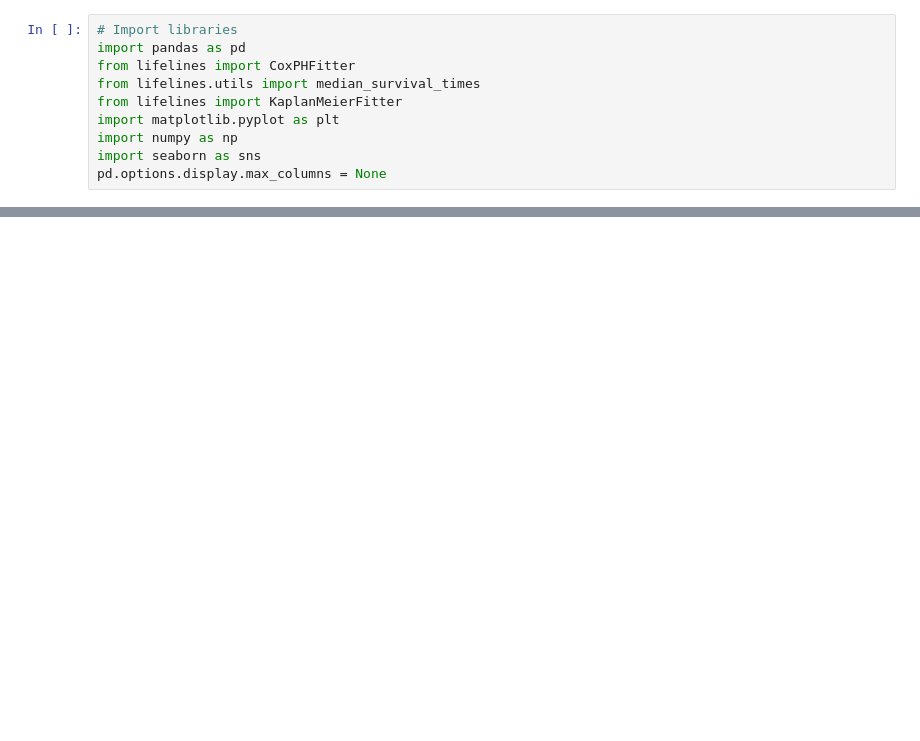
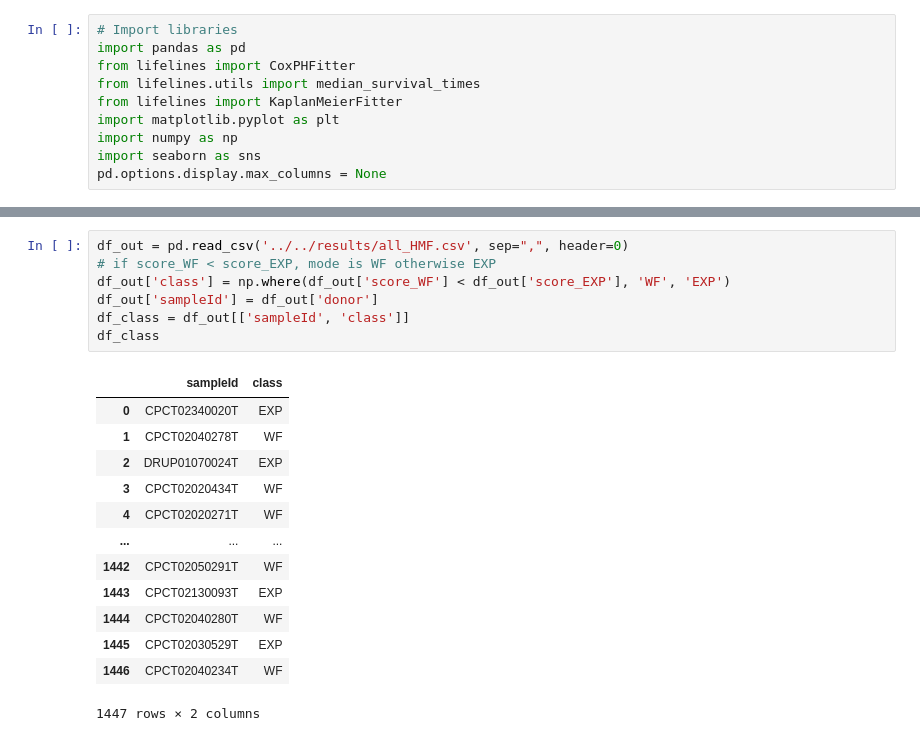
Before and after one commit to raulsanzr/TAFI, a Jupyter notebook: downstream/survival_analysis/survival_HMF.ipynb, the cells around one changed output, grey strips where cells are left out. Cells and saved outputs as stored; diff of their text form; blank space fills up the shorter version.

```diff
--- a/downstream/survival_analysis/survival_HMF.ipynb
+++ b/downstream/survival_analysis/survival_HMF.ipynb
@@ -88,3 +83,24 @@ df.sort_values(by='pur_diff', ascending=False)[0:10]
+# %%
+df_out = pd.read_csv('../../results/all_HMF.csv', sep=",", header=0)
+# if score_WF < score_EXP, mode is WF otherwise EXP
+df_out['class'] = np.where(df_out['score_WF'] < df_out['score_EXP'], 'WF', 'EXP')
+df_out['sampleId'] = df_out['donor']
+df_class = df_out[['sampleId', 'class']]
+df_class
+# %% [output]
+|  | sampleId | class |
+| 0 | CPCT02340020T | EXP |
+| 1 | CPCT02040278T | WF |
+| 2 | DRUP01070024T | EXP |
+| 3 | CPCT02020434T | WF |
+| 4 | CPCT02020271T | WF |
+| ... | ... | ... |
+| 1442 | CPCT02050291T | WF |
+| 1443 | CPCT02130093T | EXP |
+| 1444 | CPCT02040280T | WF |
+| 1445 | CPCT02030529T | EXP |
+| 1446 | CPCT02040234T | WF |
+1447 rows × 2 columns
 # %%
 # Format the data
 # Merge the prediction
```
Also changed, not shown: parts of 9 cells of this notebook, 7 other files.
